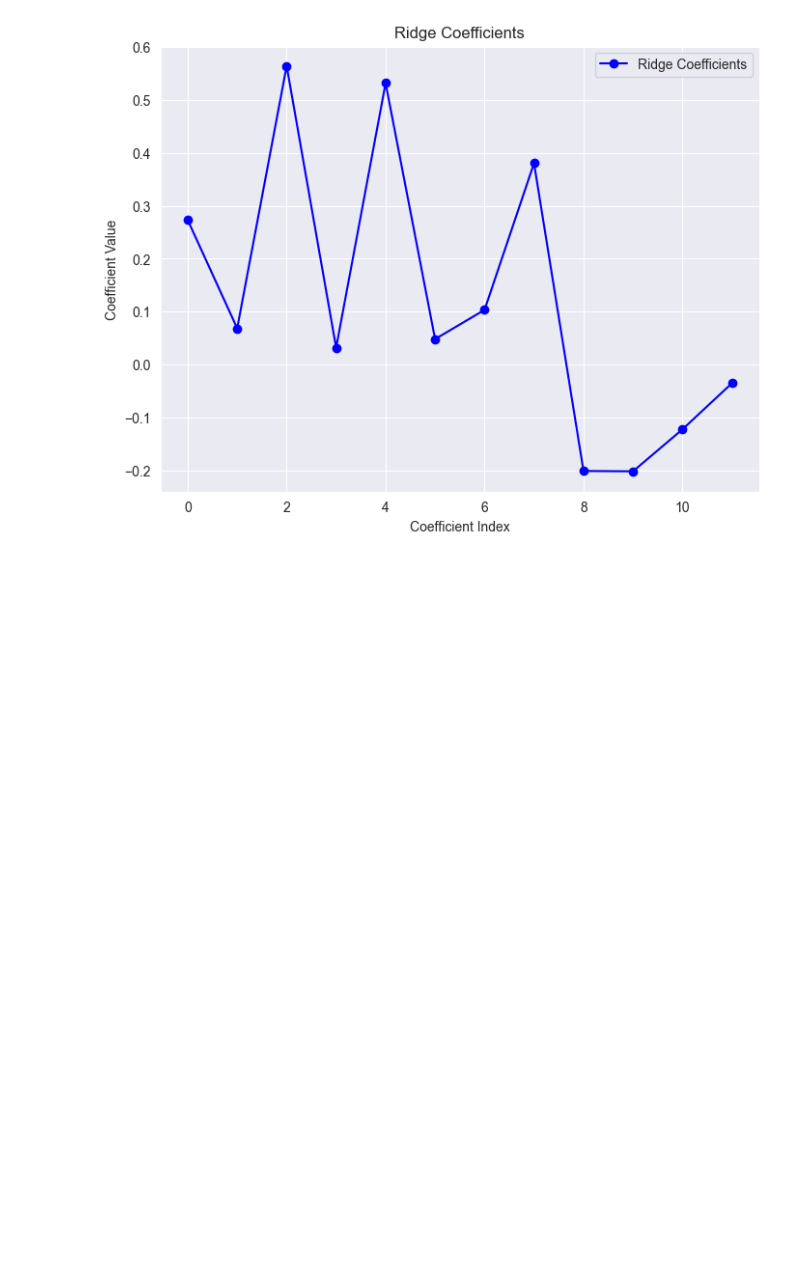
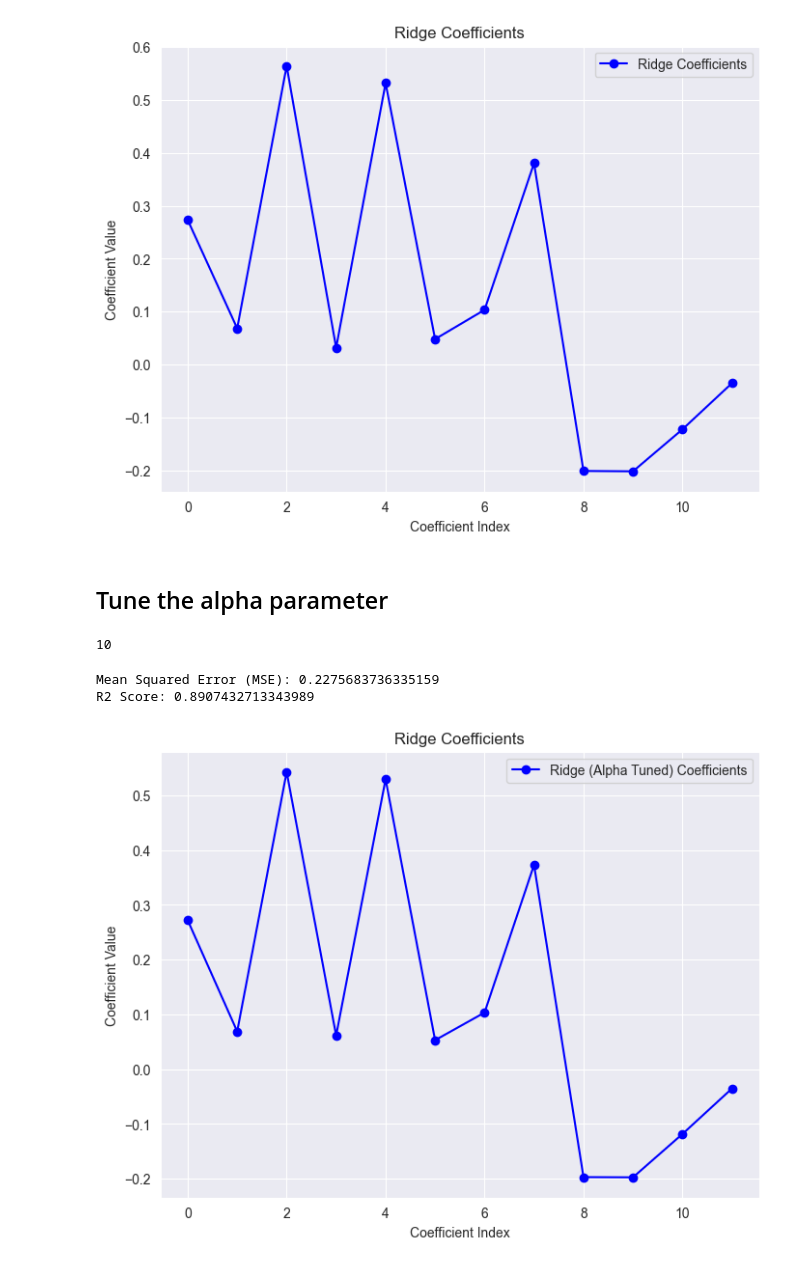
Before and after one commit to KiyonoKara/Machine-Learning-Sandbox, a Jupyter notebook: ml/ridge/RidgeRegression2.ipynb, the cells around one changed output. Saved outputs shown, nothing was run; the diff lists cells and outputs as text; code cells hidden in the pictures; blank space fills up the shorter version.

Commit message:
Finish tuned ridge regression example

```diff
--- a/ml/ridge/RidgeRegression2.ipynb
+++ b/ml/ridge/RidgeRegression2.ipynb
@@ -88,3 +88,49 @@ plt.grid(True)
 plt.show()
 # %% [output]
 [figure]
+# %% [markdown]
+## Tune the alpha parameter
+# %%
+from sklearn.model_selection import GridSearchCV
+
+# range of alphas to tune
+alphas = [0.001, 0.01, 0.1, 1.0, 10, 100]
+
+# create a param grid
+param_grid = { 'alpha': alphas }
+grid_search = GridSearchCV(estimator=ridge_model, param_grid=param_grid, cv=5, scoring='neg_mean_squared_error')
+grid_search.fit(X_train_scaled, y_train)
+
+best_alpha = grid_search.best_params_['alpha']
+best_alpha
+# %% [output]
+10
+# %%
+# new ridge model with tuned alpha
+ridge_model = Ridge(alpha=best_alpha)
+# can also use ridge_model = grid_search.best_estimator_
+ridge_model.fit(X_train_scaled, y_train)
+
+# make predictions on the test set
+y_pred = ridge_model.predict(X_test_scaled)
+
+# calculate MSE and R2 score
+mse = mean_squared_error(y_test, y_pred)
+r2 = r2_score(y_test, y_pred)
+print("Mean Squared Error (MSE):", mse)
+print("R2 Score:", r2)
+# print("R2 Score:", ridge_model.score(X_test_scaled, y_test))
+# %% [output]
+Mean Squared Error (MSE): 0.2275683736335159
+R2 Score: 0.8907432713343989
+# %%
+plt.figure(figsize=(8, 6))
+plt.plot(ridge_model.coef_, marker='o', linestyle='-', color='b', label='Ridge (Alpha Tuned) Coefficients')
+plt.xlabel("Coefficient Index")
+plt.ylabel("Coefficient Value")
+plt.title("Ridge Coefficients")
+plt.legend()
+plt.grid(True)
+plt.show()
+# %% [output]
+[figure, added]
```
Also changed, not shown: parts of 1 cell of this notebook.
